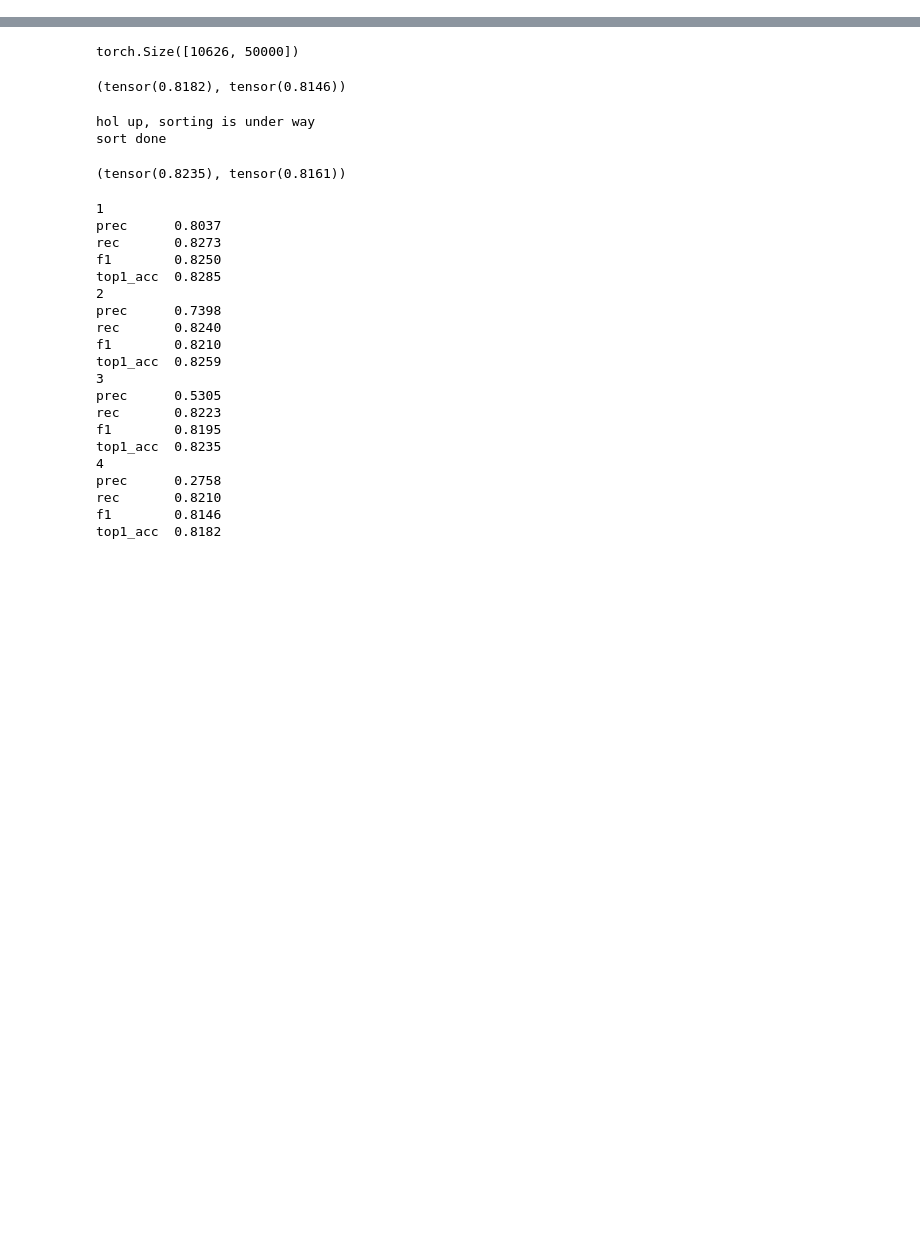
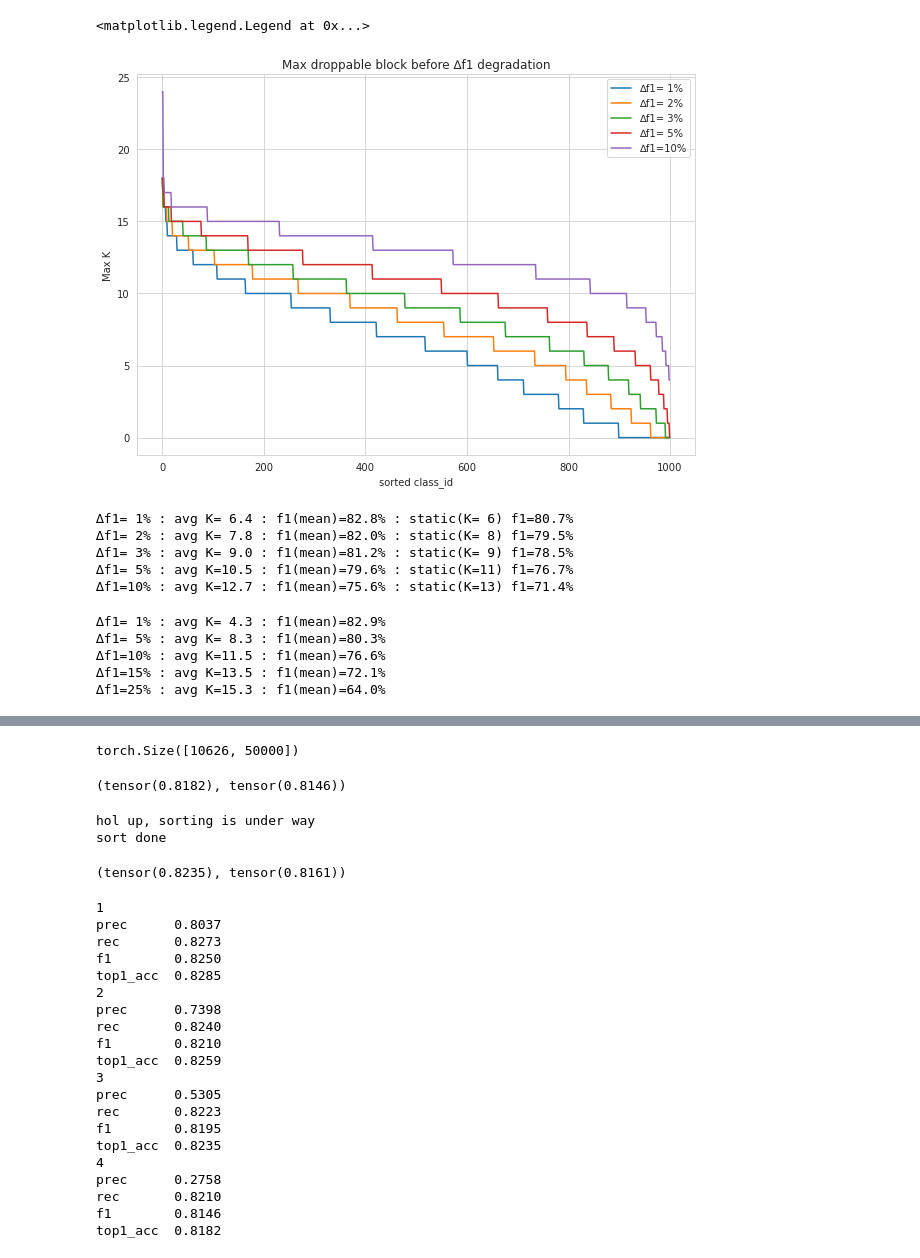
Before and after one commit to botcs/qbes, a Jupyter notebook: imagenet-exp/surrogate-metric-check.ipynb, the cells around one changed output, grey strips where cells are left out. Drawn from its saved outputs; the diff is of its cells as text; code cells hidden in the pictures; blank space fills up the shorter version.

```diff
--- a/imagenet-exp/surrogate-metric-check.ipynb
+++ b/imagenet-exp/surrogate-metric-check.ipynb
@@ -355,6 +0,0 @@ for k in K:
-# %%
-normalized_block_heatmap = {}
-for k in K:
-    block_heatmap_k = block_heatmap[k]
-    total = sum(block_heatmap_k)
-    normalized_block_heatmap[k] = [x/total for x in block_heatmap_k]
@@ -450,0 +69,40 @@ K=[1,2,3,4]
+# %%
+best_f1 = {}
+for k in tqdm.notebook.tqdm(K):
+    train_stats = torch.load(f"notebook-cache/swin/train_stats_k{k:02d}.pth")
+    val_stats = torch.load(f"notebook-cache/swin/val_stats_k{k:02d}.pth")
+    best_f1_per_k = evaluate_for_K(train_stats, val_stats)["f1", "f1"]
+    best_f1[k] = best_f1_per_k
+# %%
+def compute_max_block_drop(threshold):
+    # K=0 baseline (upperbound) f1 scores per class
+    val_stats = torch.load(f"notebook-cache/swin/val_stats_k{0:02d}.pth")
+    baseline = val_stats["f1"][-1, :, 0]
+    max_block_drop_per_class = torch.zeros(num_classes)
+    max_f1_per_class = torch.zeros(num_classes)
+
+
+    for k in tqdm.notebook.tqdm(sorted(K)):
+        delta = baseline - best_f1[k]
+        for class_id in range(num_classes):
+            if delta[class_id] < threshold:
+                max_block_drop_per_class[class_id] = k
+                max_f1_per_class[class_id] = best_f1[k][class_id]
+    return max_block_drop_per_class, max_f1_per_class
+# %%
+plt.figure(figsize=[10,7])
+plt.title("Max droppable block before ∆f1 degradation")
+avg_K_per_threshold = []
+avg_f1_per_threshold = []
+T = [0.01, 0.02, 0.03, 0.05, 0.10]
+for threshold in T:
+    max_block_drop_per_class, max_f1_per_class = compute_max_block_drop(threshold)
+    avg_K_per_threshold.append(max_block_drop_per_class.mean().item())
+    avg_f1_per_threshold.append(max_f1_per_class.mean().item())
+    plt.plot(max_block_drop_per_class.sort(descending=True).values, label=f"∆f1={threshold*100:2.0f}%")
+plt.xlabel("sorted class_id")
+plt.ylabel("Max K")
+plt.legend()
+# %% [output]
+<matplotlib.legend.Legend at 0x...>
+[figure, added]
@@ -450,0 +113,29 @@ K=[1,2,3,4]
+# %%
+import numpy as np
+import math
+def find_nearest(array, value):
+    array = np.asarray(array)
+    idx = (np.abs(array - value)).argmin()
+    return array[idx]
+
+for t, x, y in zip(T, avg_K_per_threshold, avg_f1_per_threshold):
+    nearest_k = round(x)
+#     nearest_k = math.floor(x)
+#     nearest_k = find_nearest(list(baselines_f1.keys()), x)
+    baseline_f1 = baselines_f1[nearest_k]
+    print(f"∆f1={t*100:2.0f}% : avg K={x:4.1f} : f1(mean)={y*100:>2.1f}% : static(K={nearest_k:2d}) f1={baseline_f1*100:>2.1f}%")
+# %% [output]
+∆f1= 1% : avg K= 6.4 : f1(mean)=82.8% : static(K= 6) f1=80.7%
+∆f1= 2% : avg K= 7.8 : f1(mean)=82.0% : static(K= 8) f1=79.5%
+∆f1= 3% : avg K= 9.0 : f1(mean)=81.2% : static(K= 9) f1=78.5%
+∆f1= 5% : avg K=10.5 : f1(mean)=79.6% : static(K=11) f1=76.7%
+∆f1=10% : avg K=12.7 : f1(mean)=75.6% : static(K=13) f1=71.4%
+# %%
+for t, x, y in zip(T, avg_K_per_threshold, avg_f1_per_threshold):
+    print(f"∆f1={t*100:2.0f}% : avg K={x:4.1f} : f1(mean)={y*100:>2.1f}%")
+# %% [output]
+∆f1= 1% : avg K= 4.3 : f1(mean)=82.9%
+∆f1= 5% : avg K= 8.3 : f1(mean)=80.3%
+∆f1=10% : avg K=11.5 : f1(mean)=76.6%
+∆f1=15% : avg K=13.5 : f1(mean)=72.1%
+∆f1=25% : avg K=15.3 : f1(mean)=64.0%
```
Also changed, not shown: parts of 83 cells of this notebook, 7 other files.
